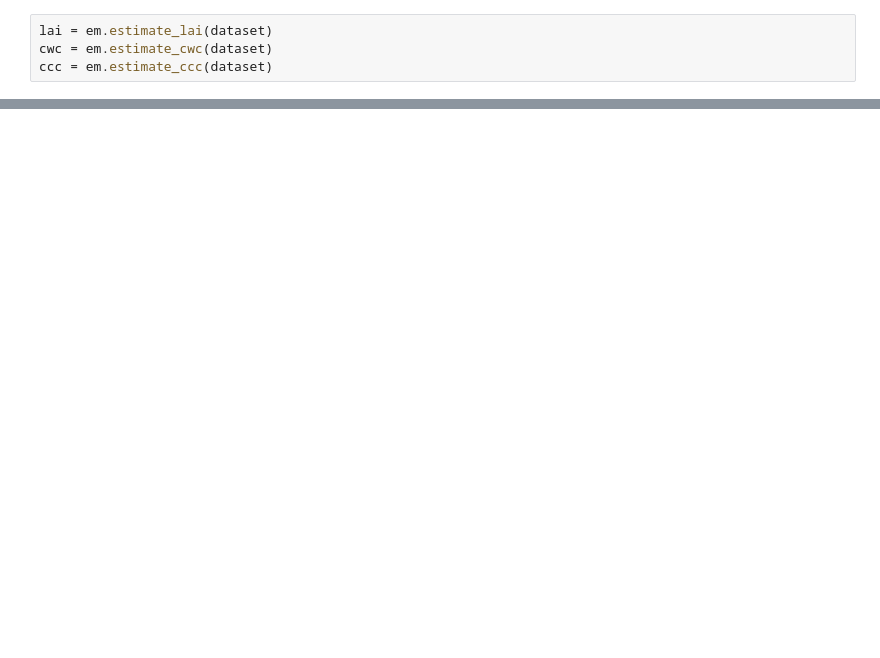
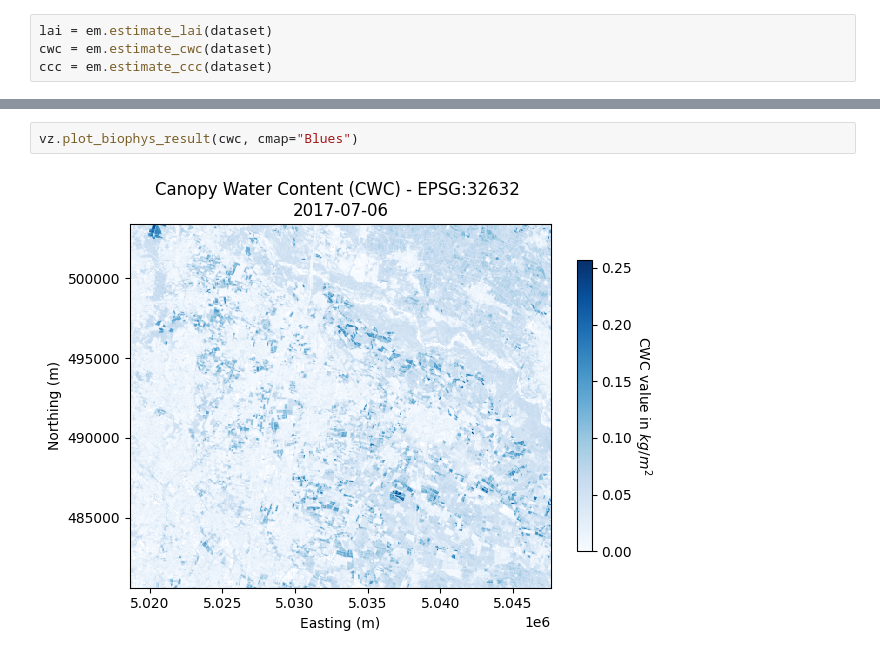
Before and after one commit to LorenzoMelchior/BioPhenomDetector, a Jupyter notebook: Demo.ipynb, the cells around one changed output, grey strips where cells are left out. Cells and saved outputs as stored; diff of their text form; blank space fills up the shorter version.

```diff
--- a/Demo.ipynb
+++ b/Demo.ipynb
@@ -54,0 +61,4 @@ vz.plot_biophys_result(ccc, "rainbow")
+# %%
+vz.plot_biophys_result(cwc, cmap="Blues")
+# %% [output]
+[figure, added]
```
Also changed, not shown: parts of 26 cells of this notebook, 4 other files.
